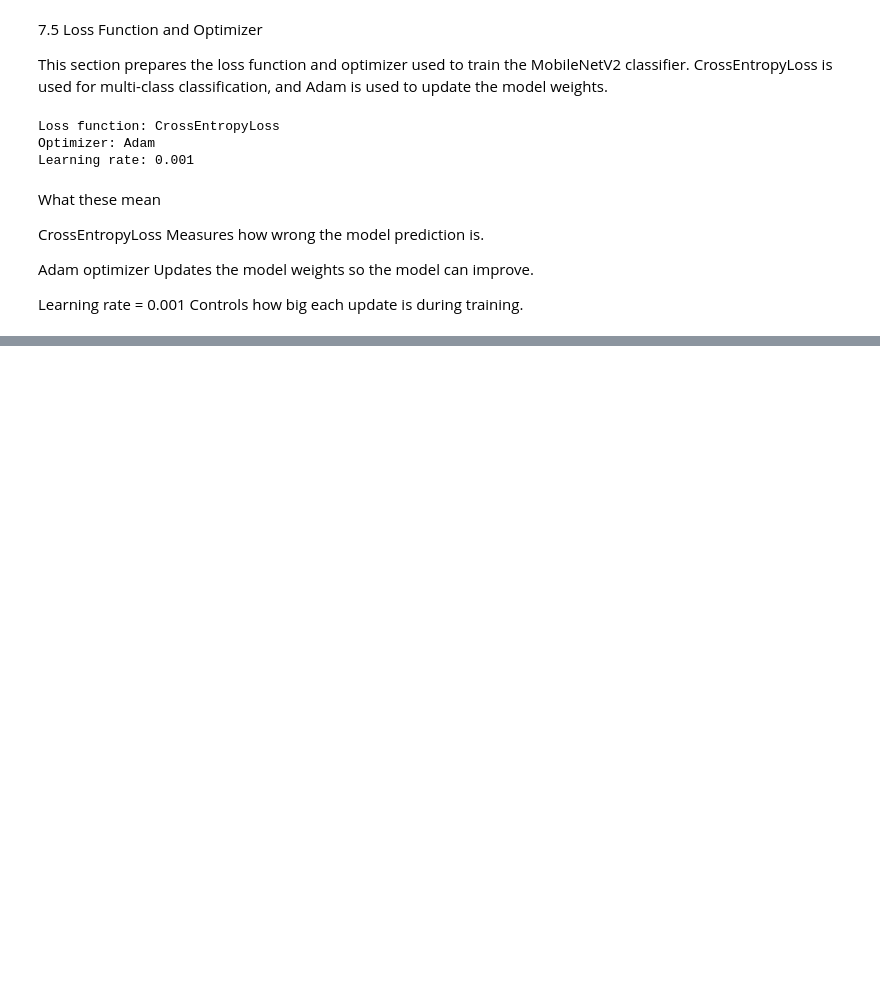
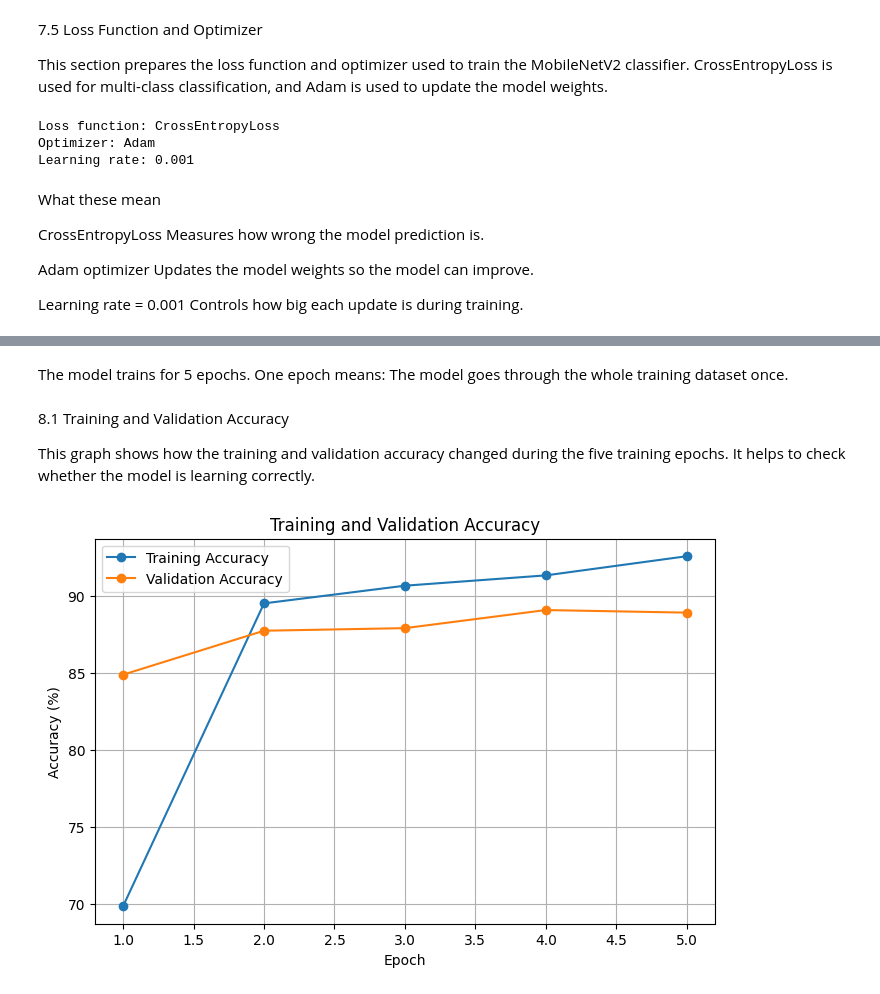
Before and after one commit to yeansreymom25-eng/food-recognition-nutrition, a Jupyter notebook: food_recognition.ipynb, the cells around one changed output, grey strips where cells are left out. Drawn from its saved outputs; the diff is of its cells as text; code cells hidden in the pictures; blank space fills up the shorter version.

```diff
--- a/food_recognition.ipynb
+++ b/food_recognition.ipynb
@@ -1384,0 +1508,10 @@ Controls how big each update is during training.
+# %%
+torch.save(
+    model.state_dict(),
+    "/content/gdrive/MyDrive/Food_Recognition_Project/model/best_mobilenetv2.pth"
+)
+
+best_val_accuracy = val_accuracy
+
+print("Epoch 1 model saved!")
+print(f"Best validation accuracy: {best_val_accuracy:.2f}%")
@@ -1384,0 +1643,27 @@ Controls how big each update is during training.
+# %% [markdown]
+The model trains for 5 epochs.
+One epoch means:
+The model goes through the whole training dataset once.
+# %% [markdown]
+8.1 Training and Validation Accuracy
+
+This graph shows how the training and validation accuracy changed during the five training epochs. It helps to check whether the model is learning correctly.
+# %%
+import matplotlib.pyplot as plt
+
+epochs = range(1, num_epochs + 1)
+
+plt.figure(figsize=(8, 5))
+
+plt.plot(epochs, train_accuracies, marker='o', label="Training Accuracy")
+plt.plot(epochs, val_accuracies, marker='o', label="Validation Accuracy")
+
+plt.xlabel("Epoch")
+plt.ylabel("Accuracy (%)")
+plt.title("Training and Validation Accuracy")
+plt.legend()
+plt.grid()
+
+plt.show()
+# %% [output]
+[figure, added]
```
Also changed, not shown: parts of 17 cells of this notebook.
